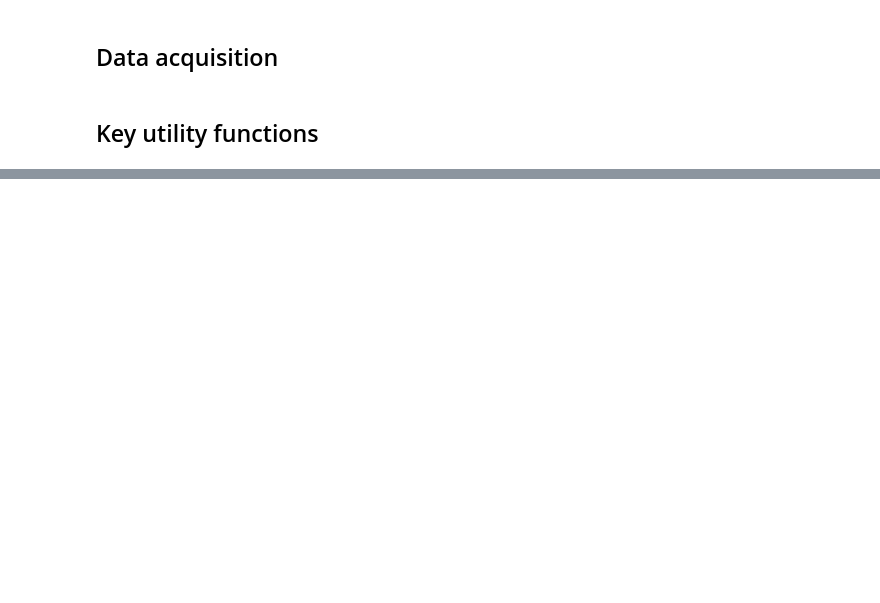
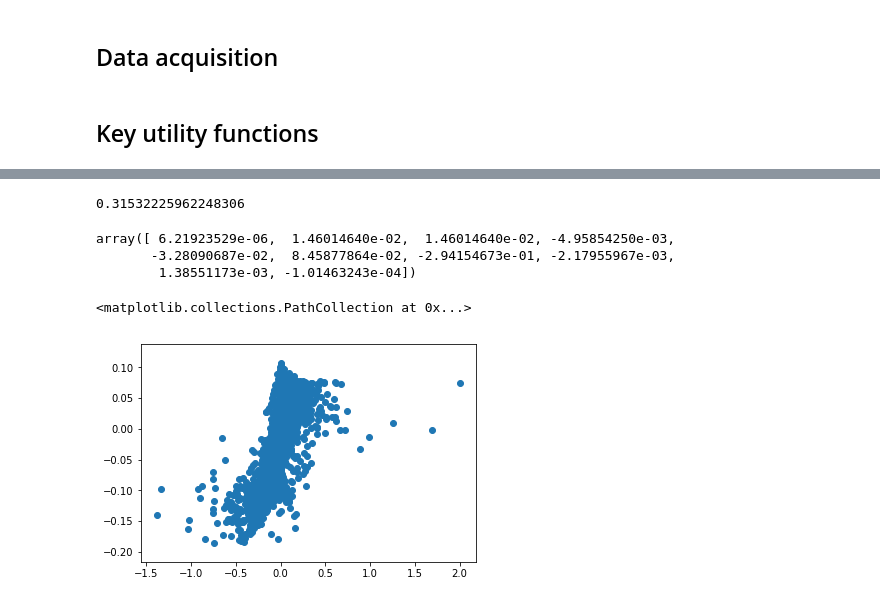
Before and after one commit to zliyclh/post_result, a Jupyter notebook: IBES.ipynb, the cells around one changed output, grey strips where cells are left out. Cells and saved outputs as stored; diff of their text form; code cells hidden in the pictures; blank space fills up the shorter version.

Commit message:
add IBES code and regression

```diff
--- a/IBES.ipynb
+++ b/IBES.ipynb
@@ -207,0 +346,24 @@ ibesinfo3[ibesinfo3["Code"]==330]
+# %%
+y=reg_data["FY1_actual"]
+# %%
+X_train, X_test, y_train, y_test = train_test_split(X, y, test_size=0.4, random_state=101)
+# %%
+lm = LinearRegression()
+reg=lm.fit(X_train,y_train)
+# %%
+reg.score(X_test,y_test)
+# %% [output]
+0.31532225962248306
+# %%
+reg.coef_
+# %% [output]
+array([ 6.21923529e-06,  1.46014640e-02,  1.46014640e-02, -4.95854250e-03,
+       -3.28090687e-02,  8.45877864e-02, -2.94154673e-01, -2.17955967e-03,
+        1.38551173e-03, -1.01463243e-04])
+# %%
+predictions=lm.predict(X_test)
+# %%
+plt.scatter(y_test,predictions)
+# %% [output]
+<matplotlib.collections.PathCollection at 0x...>
+[figure, added]
```
Also changed, not shown: parts of 55 cells of this notebook.
